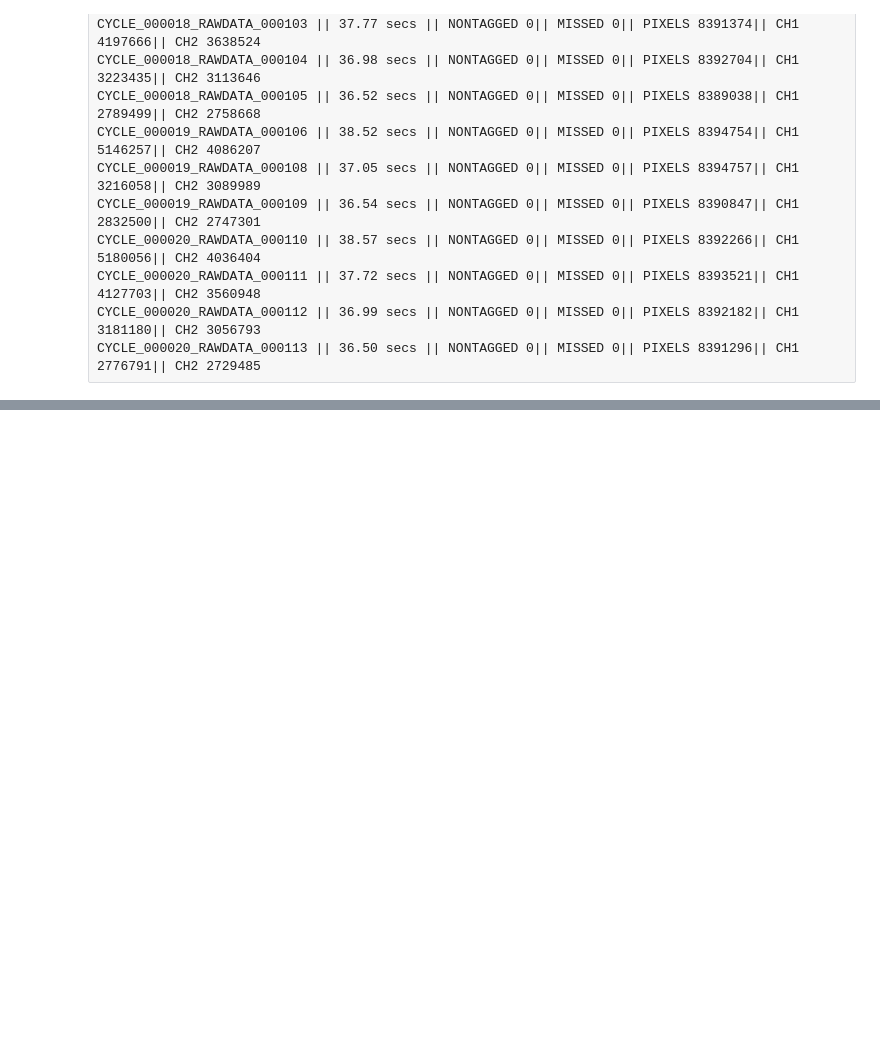
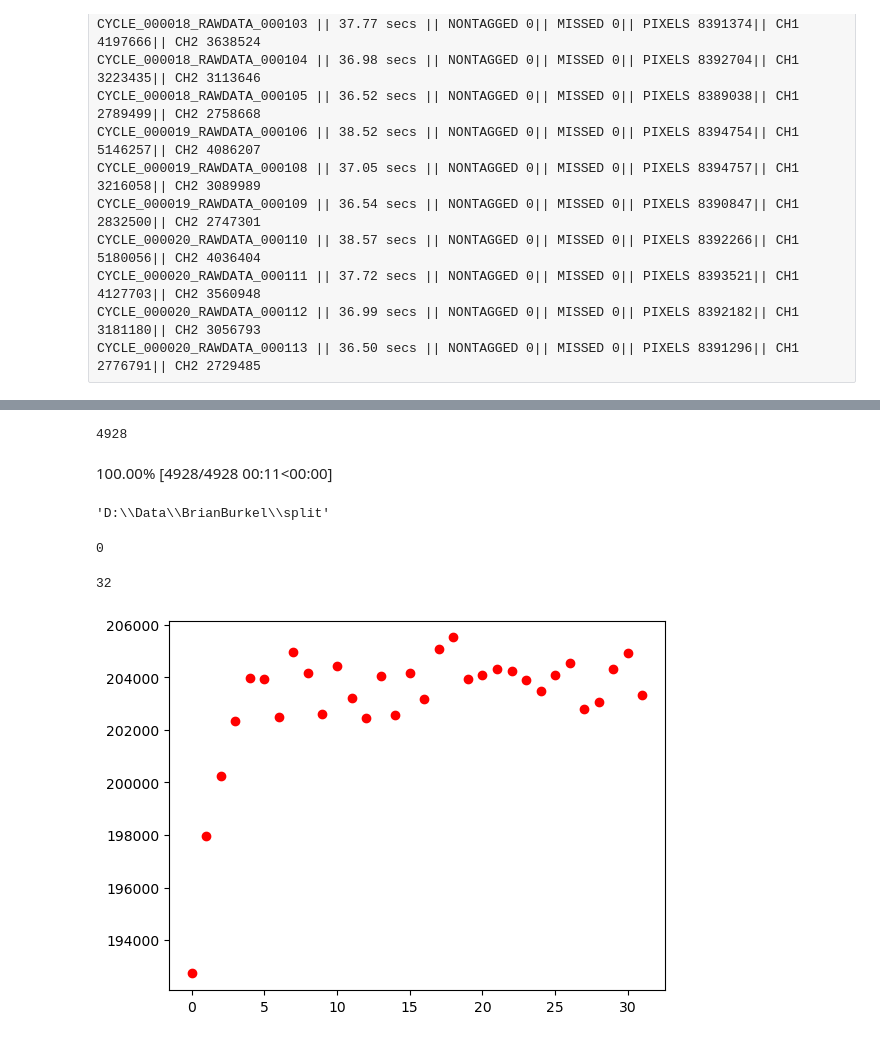
Before and after one commit to PriyaMulla/dashboardsforMM, a Jupyter notebook: J2_BBFile.ipynb, the cells around one changed output, grey strips where cells are left out. Cells and saved outputs as stored; diff of their text form; code cells hidden in the pictures; blank space fills up the shorter version.

```diff
--- a/J2_BBFile.ipynb
+++ b/J2_BBFile.ipynb
@@ -210,0 +284,5 @@ CYCLE_000020_RAWDATA_000113 || 36.50 secs || NONTAGGED 0|| MISSED 0|| PIXELS 839
+# %%
+fl = glob.glob(r'D:\Data\BrianBurkel\TSeries-ms499_NADH_FLIM_780_230620-001\CYC*.tif')
+len(fl)
+# %% [output]
+4928
@@ -210,0 +293,9 @@ CYCLE_000020_RAWDATA_000113 || 36.50 secs || NONTAGGED 0|| MISSED 0|| PIXELS 839
+# %%
+for fn in progress_bar(fl):
+    shutil.move(fn,os.path.join('D:\\Data\\BrianBurkel\\split',pathlib.Path(fn).name))
+# %% [output]
+100.00% [4928/4928 00:11<00:00]
+# %%
+os.getcwd()
+# %% [output]
+'D:\\Data\\BrianBurkel\\split'
@@ -210,0 +304,19 @@ CYCLE_000020_RAWDATA_000113 || 36.50 secs || NONTAGGED 0|| MISSED 0|| PIXELS 839
+# %%
+cy2_ch2 = glob.glob('SUM*_000002*_ch2*.tif')
+print(len(cy2_ch2))
+for ix,fn in enumerate(cy2_ch2):
+    data = tf.imread(fn)
+    plot(ix,data.sum(),'or')
+# %% [output]
+0
+# %%
+cy2_ch2 = glob.glob('CYCLE_000001*34*_ch1*.tif')
+print(len(cy2_ch2))
+x= np.zeros([512,512])
+for ix,fn in enumerate(cy2_ch2):
+    data = tf.imread(fn)
+    plot(ix,data.sum(),'or')
+    x= x + data.sum(0)
+# %% [output]
+32
+[figure, added]
```
Also changed, not shown: parts of 19 cells of this notebook.
